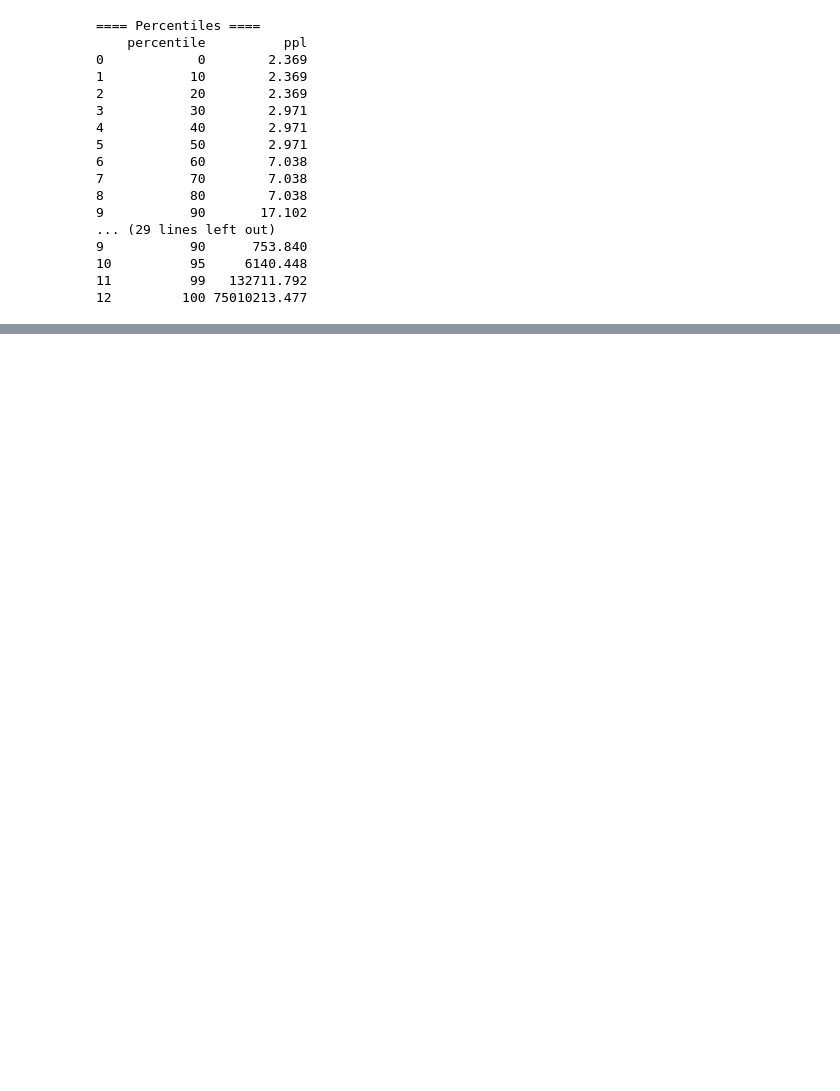
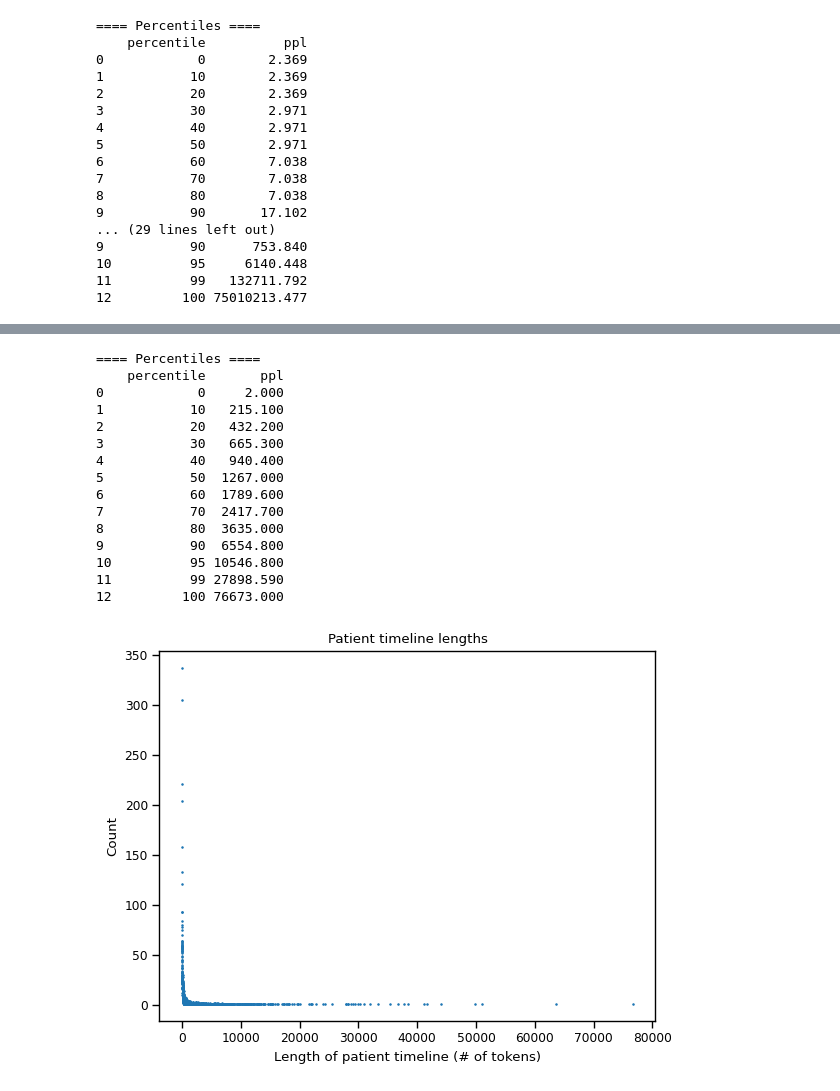
Before and after one commit to som-shahlab/hf_ehr, a Jupyter notebook: hf_ehr/notebooks/val_ppl_plots.ipynb, the cells around one changed output, grey strips where cells are left out. Saved outputs shown, nothing was run; the diff lists cells and outputs as text; code cells hidden in the pictures; blank space fills up the shorter version.

```diff
--- a/hf_ehr/notebooks/val_ppl_plots.ipynb
+++ b/hf_ehr/notebooks/val_ppl_plots.ipynb
@@ -201,0 +304,25 @@ plt.show()
+# %%
+df_n_tokens_counts = df.groupby('pid').agg({ 'n_tokens': 'first' }).reset_index()['n_tokens'].value_counts().reset_index()
+print_percentiles(df_n_tokens_counts['n_tokens'])
+plt.scatter(df_n_tokens_counts['n_tokens'], df_n_tokens_counts['count'], s=2)
+plt.xlabel('Length of patient timeline (# of tokens)')
+plt.ylabel('Count')
+plt.title('Patient timeline lengths')
+plt.show()
+# %% [output]
+==== Percentiles ====
+    percentile       ppl
+0            0     2.000
+1           10   215.100
+2           20   432.200
+3           30   665.300
+4           40   940.400
+5           50  1267.000
+6           60  1789.600
+7           70  2417.700
+8           80  3635.000
+9           90  6554.800
+10          95 10546.800
+11          99 27898.590
+12         100 76673.000
+[figure, added]
```
Also changed, not shown: parts of 37 cells of this notebook, 10 other files.
